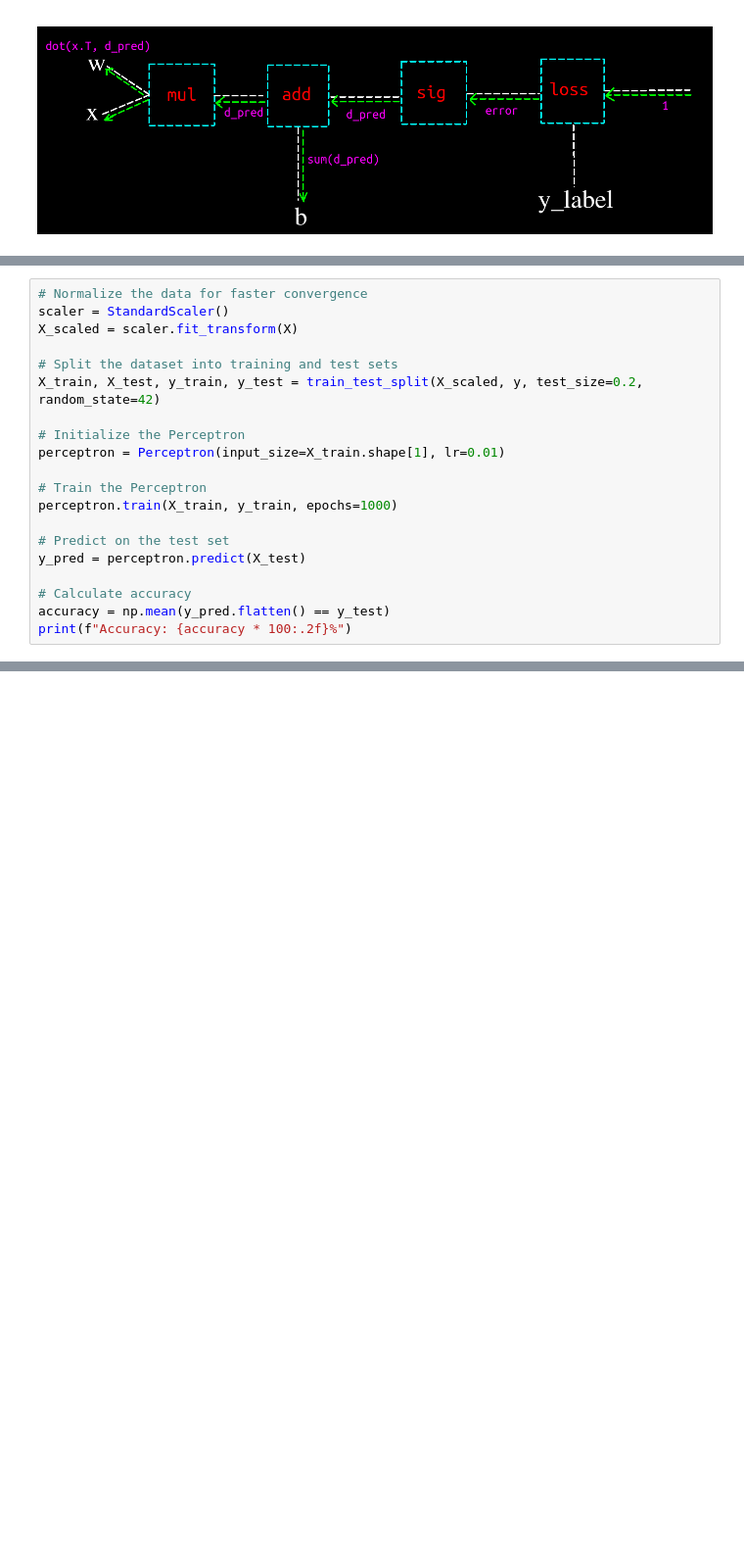
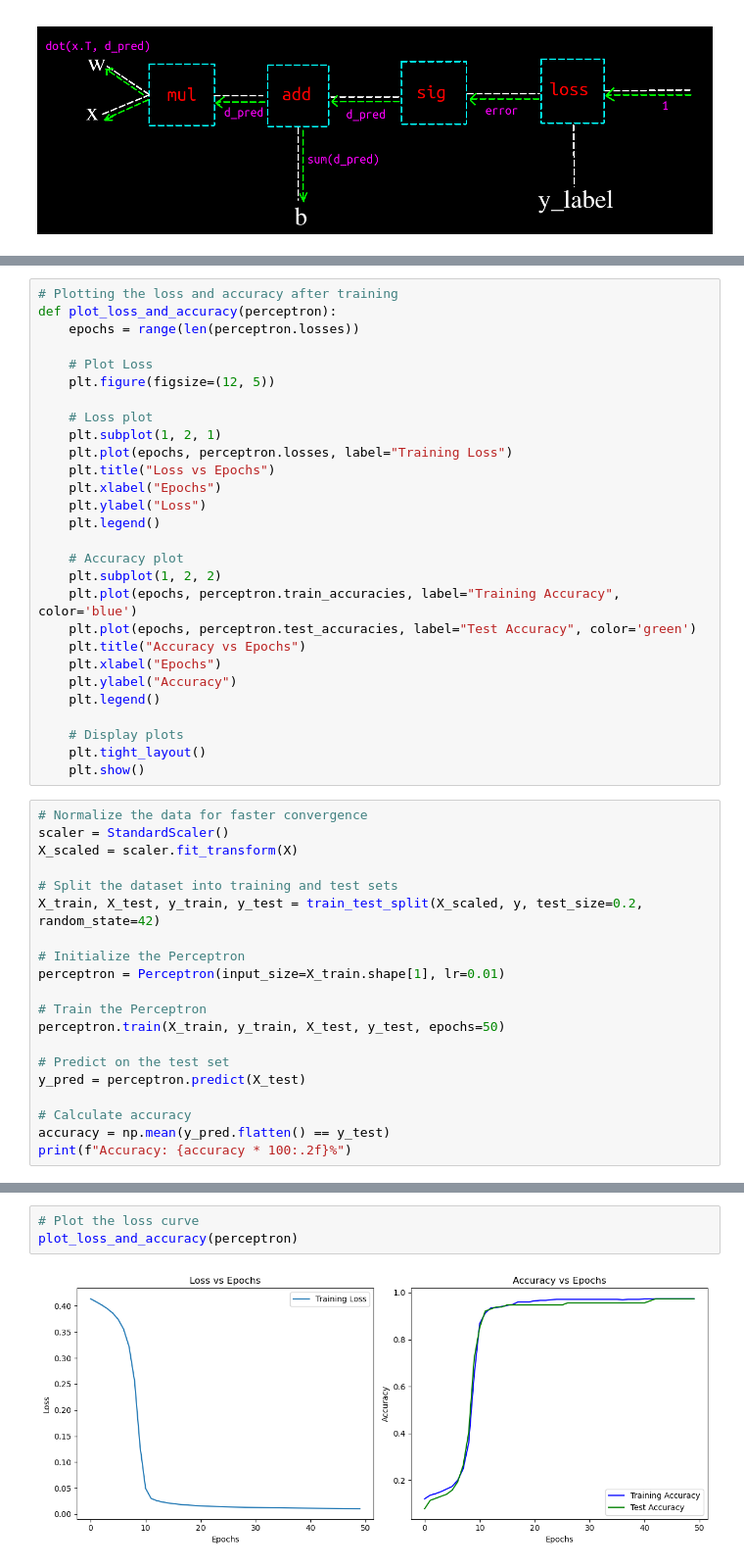
Before and after one commit to mmahdin/Computational-Intelligence-EE-AUT, a Jupyter notebook: lab/2/main.ipynb, the cells around one changed output, grey strips where cells are left out. Shown at 98% size. Drawn from its saved outputs; the diff is of its cells as text; blank space fills up the shorter version.

```diff
--- a/lab/2/main.ipynb
+++ b/lab/2/main.ipynb
@@ -82,6 +113,34 @@ class Perceptron:
     def predict(self, x):
         y_pred = self.forward(x)
         return (y_pred > 0.5).astype(int)  # Threshold at 0.5 to get binary output
+# %%
+# Plotting the loss and accuracy after training
+def plot_loss_and_accuracy(perceptron):
+    epochs = range(len(perceptron.losses))
+
+    # Plot Loss
+    plt.figure(figsize=(12, 5))
+
+    # Loss plot
+    plt.subplot(1, 2, 1)
+    plt.plot(epochs, perceptron.losses, label="Training Loss")
+    plt.title("Loss vs Epochs")
+    plt.xlabel("Epochs")
+    plt.ylabel("Loss")
+    plt.legend()
+
+    # Accuracy plot
+    plt.subplot(1, 2, 2)
+    plt.plot(epochs, perceptron.train_accuracies, label="Training Accuracy", color='blue')
+    plt.plot(epochs, perceptron.test_accuracies, label="Test Accuracy", color='green')
+    plt.title("Accuracy vs Epochs")
+    plt.xlabel("Epochs")
+    plt.ylabel("Accuracy")
+    plt.legend()
+
+    # Display plots
+    plt.tight_layout()
+    plt.show()
 # %%
 # Normalize the data for faster convergence
 scaler = StandardScaler()
@@ -94,7 +153,7 @@ X_train, X_test, y_train, y_test = train_test_split(X_scaled, y, test_size=0.2,
 perceptron = Perceptron(input_size=X_train.shape[1], lr=0.01)
 
 # Train the Perceptron
-perceptron.train(X_train, y_train, epochs=1000)
+perceptron.train(X_train, y_train, X_test, y_test, epochs=50)
 
 # Predict on the test set
 y_pred = perceptron.predict(X_test)
@@ -113,0 +166,5 @@ print(y_pred.flatten())
+# %%
+# Plot the loss curve
+plot_loss_and_accuracy(perceptron)
+# %% [output]
+[figure, added]
```
Also changed, not shown: parts of 5 cells of this notebook, 1 other file.
